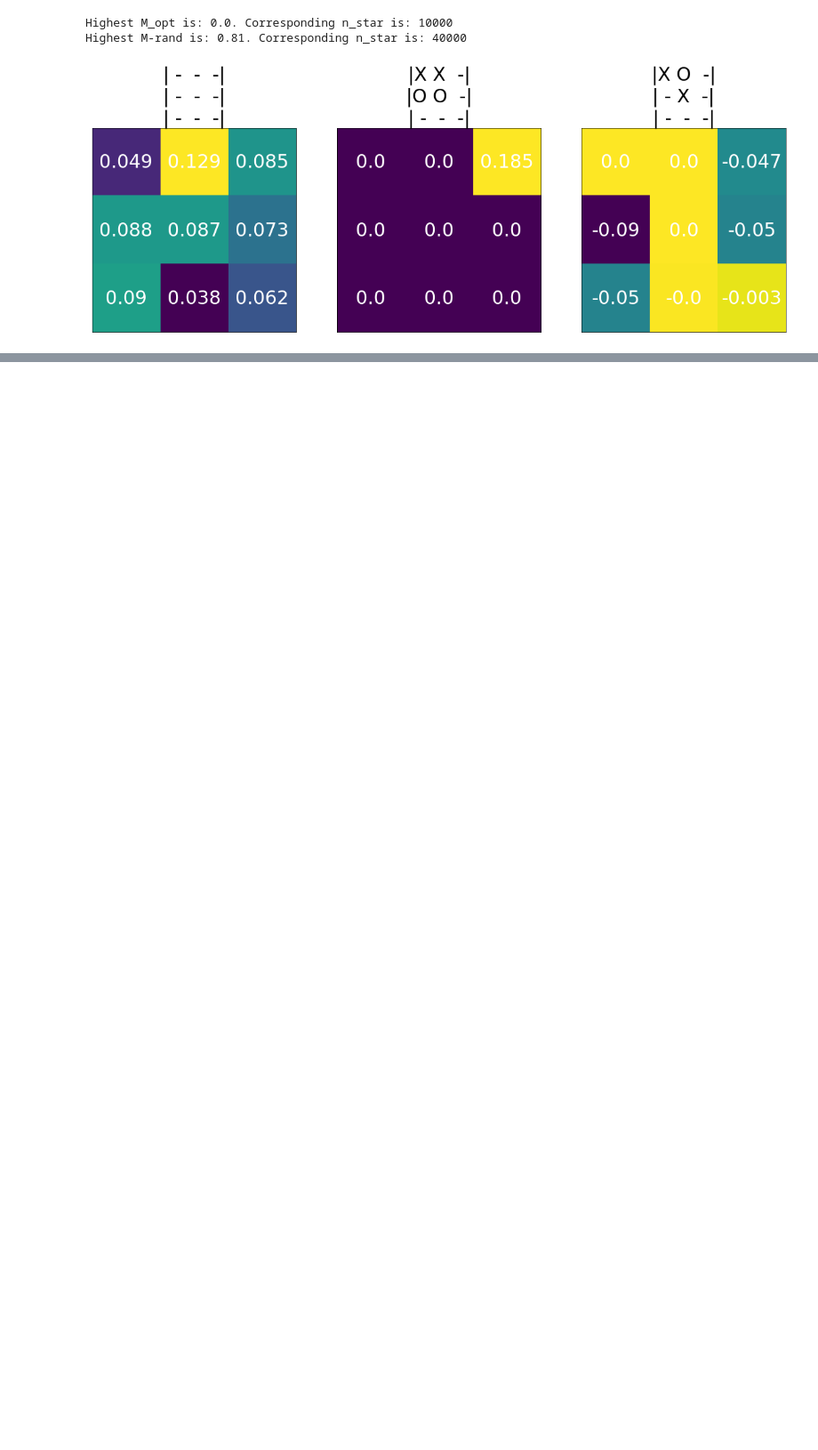
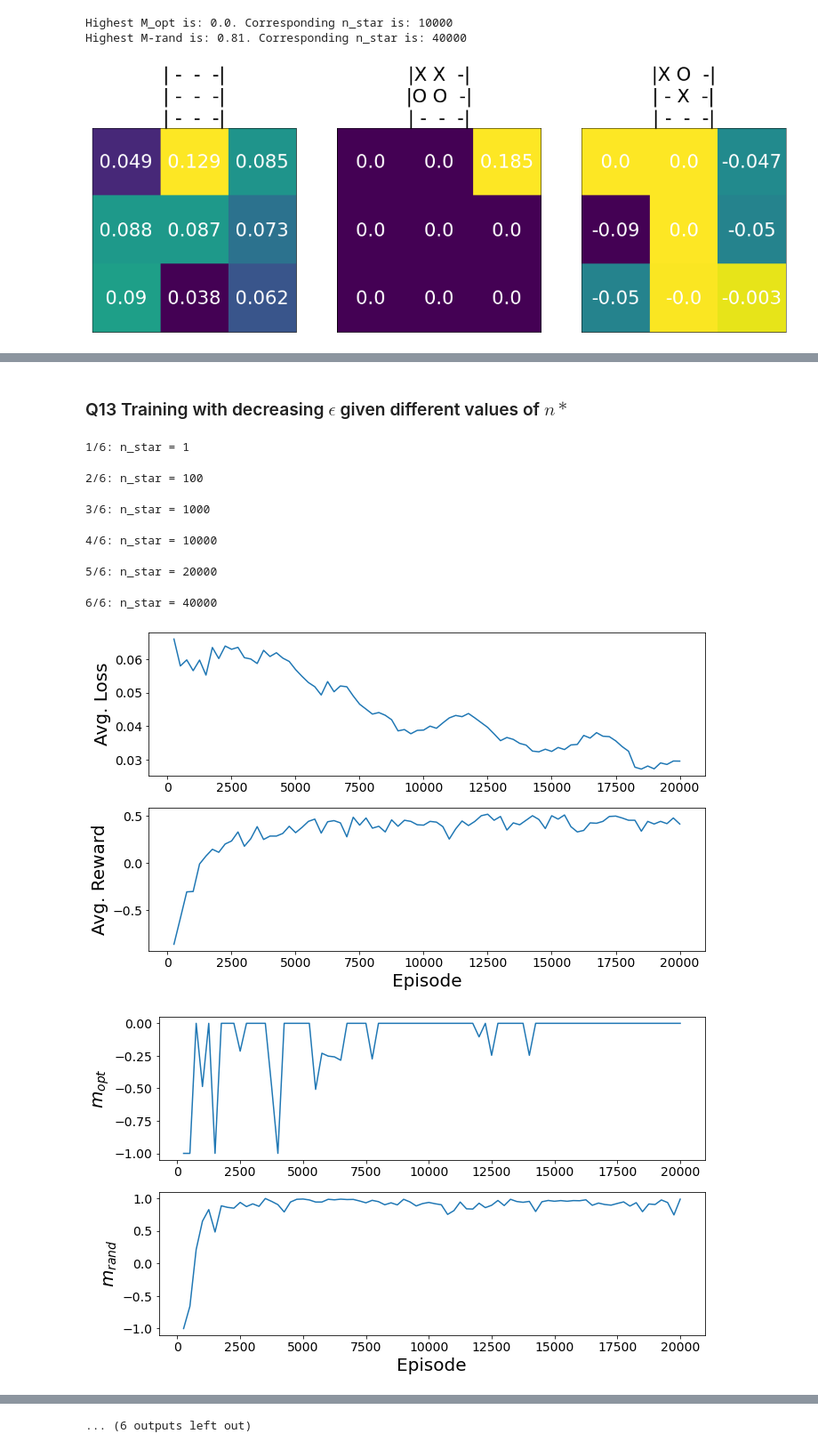
Before and after one commit to hibetterheyj/CS-456_RL_Project, a Jupyter notebook: main.ipynb, the cells around one changed output, grey strips where cells are left out. Shown at 89% size. Cells and saved outputs as stored; diff of their text form; code cells hidden in the pictures; blank space fills up the shorter version.

```diff
--- a/main.ipynb
+++ b/main.ipynb
@@ -649,0 +828,2 @@ plt.show()
+# %% [markdown]
+### Q13 Training with decreasing $\epsilon$ given different values of $n*$
@@ -649,0 +844,56 @@ plt.show()
+# %%
+expert = OptimalPlayer(0.5)
+q13_dqn_players = [
+    DQNPlayer(
+        epsilon=0.01,
+        buffer_sz=10000,
+        batch_sz=64,
+        explore=True,
+        n_star=n_star,
+        verbose=False,
+    )
+    for n_star in n_star_list
+]
+# %%
+for idx, n_star in enumerate(n_star_list):
+    print(f'{idx+1}/{len(n_star_list)}: n_star = {n_star}')
+    dqn_player = q13_dqn_players[idx]
+    rewards, losses = dqn_player.train(
+        expert, nr_episodes=20000, val_interval=val_interval
+    )
+
+    ## data collection
+    metrics_dict["M_opt"].update({n_star: dqn_player.m_opts})
+    metrics_dict["M_rand"].update({n_star: dqn_player.m_rands})
+    losses_dict.update({n_star: losses})
+    rewards_dict.update({n_star: rewards})
+
+    ## viz
+    if save_single:
+        inside_prefix = save_prefix + f'_n_star{n_star}'
+        reward_loss_plots(rewards, losses, save_dir='plot', save_fn=inside_prefix)
+        metrics_plots(
+            dqn_player.m_opts,
+            dqn_player.m_rands,
+            val_interval=val_interval,
+            save_dir='plot',
+            save_fn=inside_prefix,
+        )
+
+        np.savez_compressed(
+            os.path.join('res', inside_prefix),
+            rewards=rewards,
+            losses=losses,
+            m_opts=dqn_player.m_opts,
+            m_rands=dqn_player.m_rands,
+        )
+        # res = np.load(os.path.join('res', inside_prefix + '.npz'))
+# %% [output]
+1/6: n_star = 1
+2/6: n_star = 100
+3/6: n_star = 1000
+4/6: n_star = 10000
+5/6: n_star = 20000
+6/6: n_star = 40000
+[figure, added]
+[figure, added]
@@ -649,0 +904 @@ plt.show()
+... (6 outputs left out)
```
Also changed, not shown: parts of 37 cells of this notebook, 5 other files.
